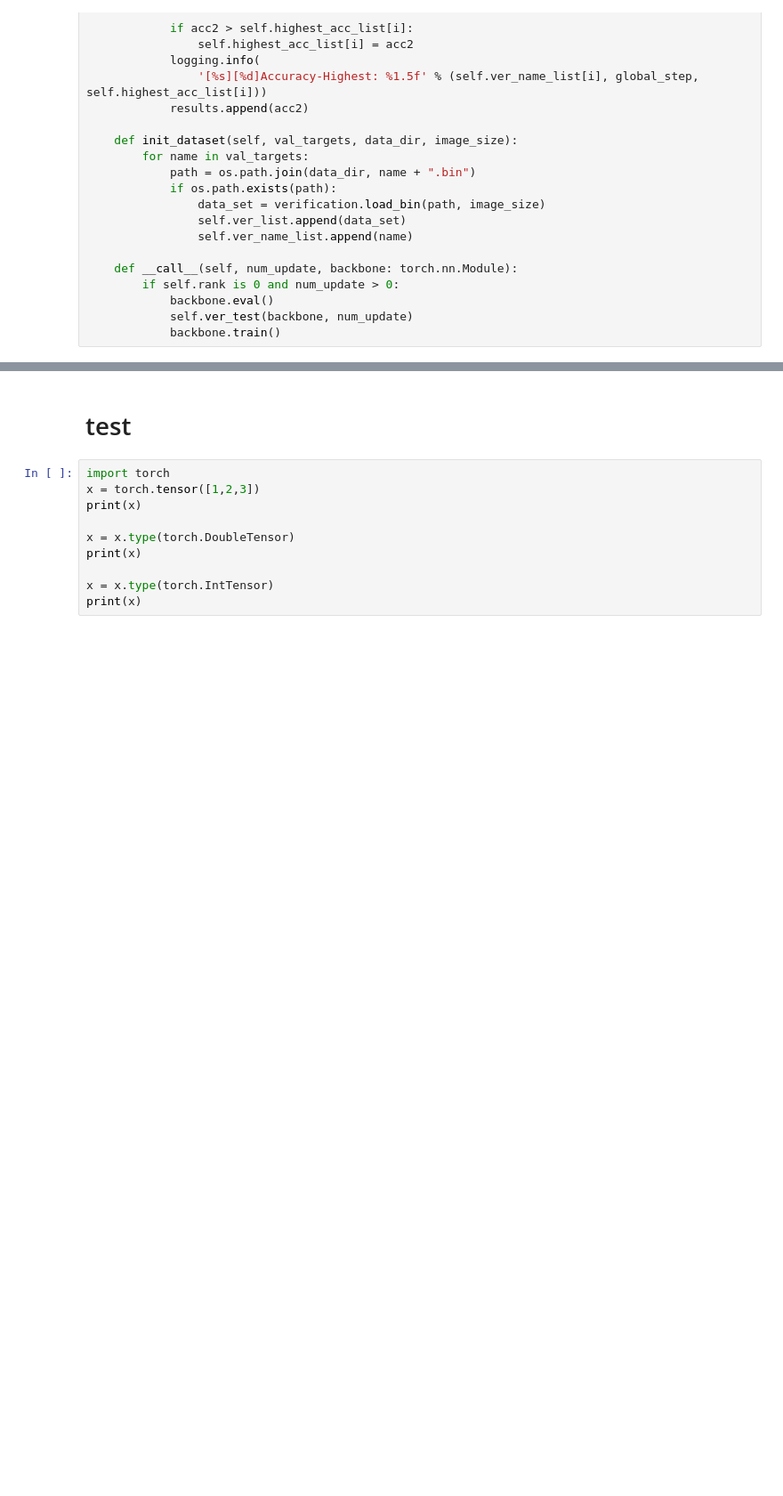
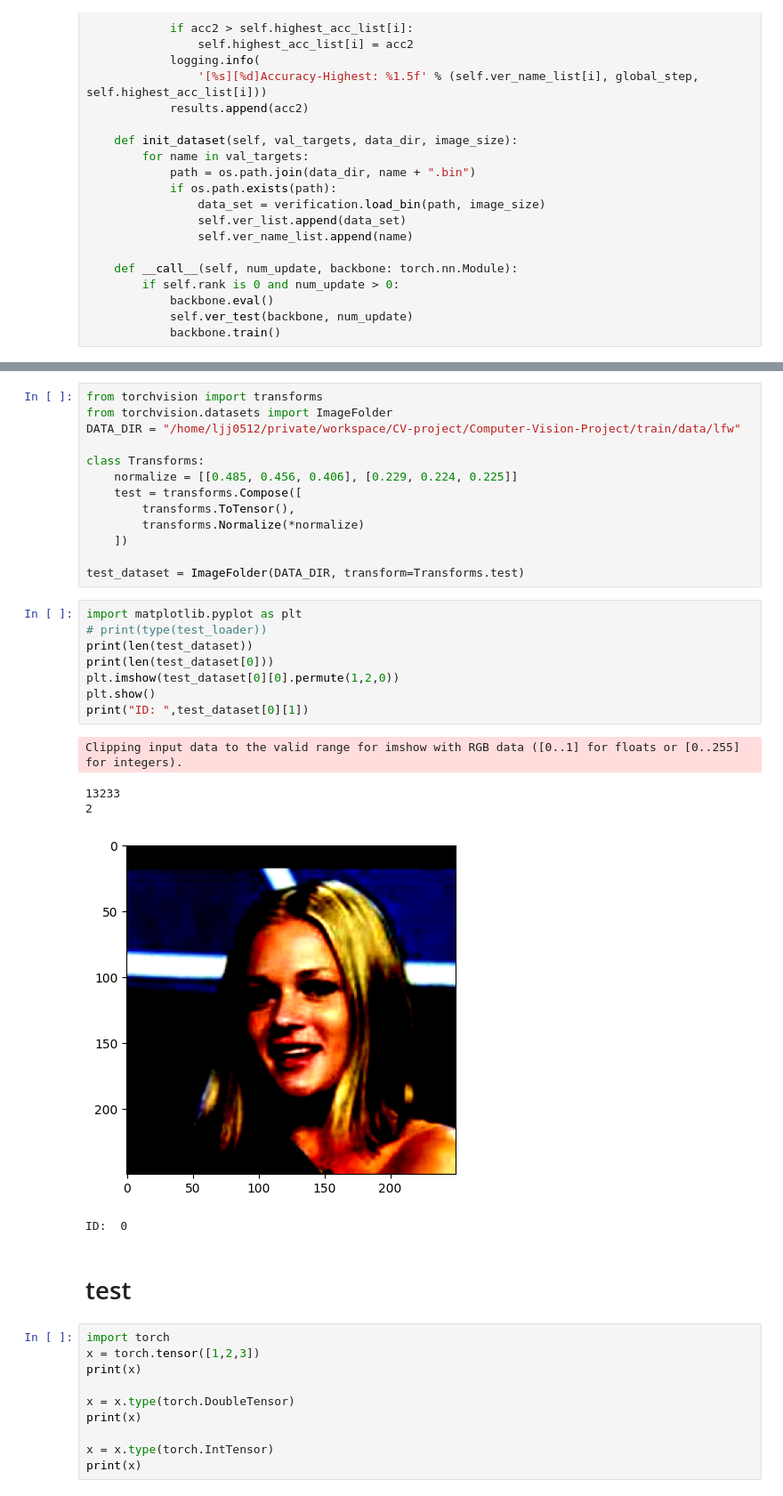
Before and after one commit to jaejungscene/Mask-Face-Verification-on-Web, a Jupyter notebook: train/data_check.ipynb, the cells around one changed output, grey strips where cells are left out. Shown at 89% size. Cells and saved outputs as stored; diff of their text form; blank space fills up the shorter version.

```diff
--- a/train/data_check.ipynb
+++ b/train/data_check.ipynb
@@ -511,3 +591,30 @@ class CallBackVerification(object):
+# %%
+from torchvision import transforms
+from torchvision.datasets import ImageFolder
+DATA_DIR = "/home/ljj0512/private/workspace/CV-project/Computer-Vision-Project/train/data/lfw"
+
+class Transforms:
+    normalize = [[0.485, 0.456, 0.406], [0.229, 0.224, 0.225]]
+    test = transforms.Compose([
+        transforms.ToTensor(),
+        transforms.Normalize(*normalize)
+    ])
+
+test_dataset = ImageFolder(DATA_DIR, transform=Transforms.test)
+# %%
+import matplotlib.pyplot as plt
+# print(type(test_loader))
+print(len(test_dataset))
+print(len(test_dataset[0]))
+plt.imshow(test_dataset[0][0].permute(1,2,0))
+plt.show()
+print("ID: ",test_dataset[0][1])
+# %% [output]
+Clipping input data to the valid range for imshow with RGB data ([0..1] for floats or [0..255] for integers).
+13233
+2
+[figure, added]
+ID:  0
 # %% [markdown]
 # test
 # %%
```
Also changed, not shown: parts of 23 cells of this notebook, 14 other files.
